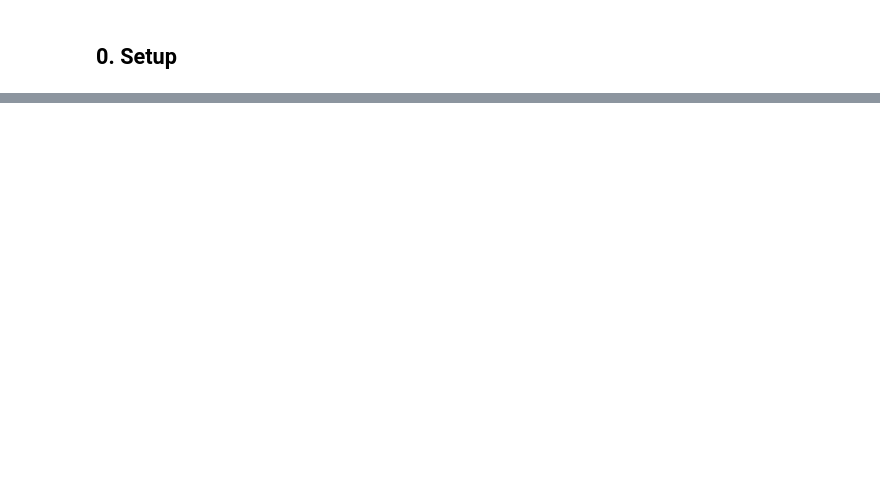
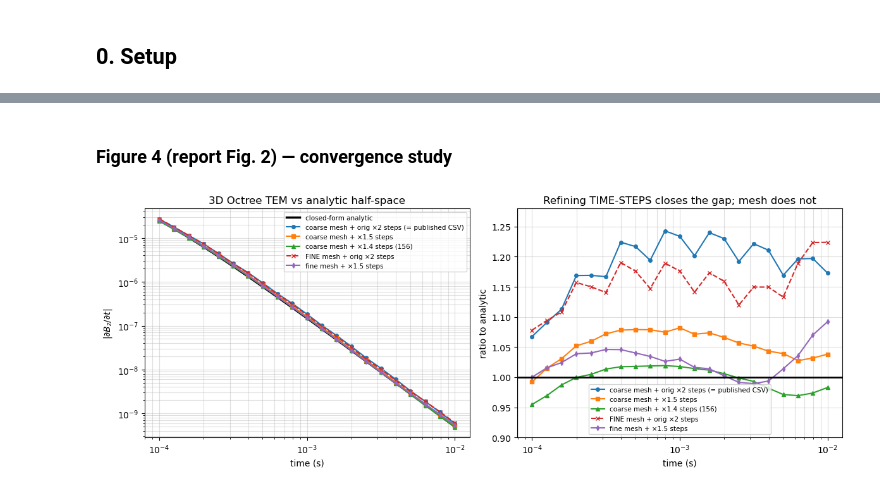
Before and after one commit to lheagy/comparision_tdem_Li_et_al_2017, a Jupyter notebook: halfspace_validation_and_timestep_fix.ipynb, the cells around one changed output, grey strips where cells are left out. Drawn from its saved outputs; the diff is of its cells as text; code cells hidden in the pictures; blank space fills up the shorter version.

```diff
--- a/halfspace_validation_and_timestep_fix.ipynb
+++ b/halfspace_validation_and_timestep_fix.ipynb
@@ -284,0 +260,9 @@ need to change.
+# %%
+run_3d("time_fine", [10, 10, 5],  TS["time_fine"])   # finer time, original mesh
+run_3d("mesh_fine", [5, 5, 2.5],  TS["baseline"])    # original time, finer mesh  (~1 min)
+run_3d("mesh_time", [5, 5, 2.5],  TS["time_fine"])   # both refined               (~2 min)
+
+print("\nmean ratio to analytic:")
+for k in ["baseline", "time_fine", "fix", "mesh_fine", "mesh_time"]:
+    r = R[k]/d_anal
+    print(f"  {k:10s}: mean {r.mean():.3f}  range {r.min():.3f}-{r.max():.3f}")
@@ -284,0 +280,23 @@ need to change.
+# %% [markdown]
+### Figure 4 (report Fig. 2) — convergence study
+# %%
+order = [("baseline","coarse mesh + orig ×2 steps (= published CSV)","o-"),
+         ("time_fine","coarse mesh + ×1.5 steps","s-"),
+         ("fix","coarse mesh + ×1.4 steps (156)","^-"),
+         ("mesh_fine","FINE mesh + orig ×2 steps","x--"),
+         ("mesh_time","fine mesh + ×1.5 steps","d-")]
+fig, ax = plt.subplots(1, 2, figsize=(12, 4.6))
+ax[0].loglog(times, d_anal, 'k-', lw=2.5, label='closed-form analytic')
+for k, lab, st in order:
+    ax[0].loglog(times, R[k], st, ms=4, label=lab)
+ax[0].set_xlabel('time (s)'); ax[0].set_ylabel(r'$|\partial B_z/\partial t|$')
+ax[0].grid(True, which='both', alpha=.4); ax[0].legend(fontsize=7.5)
+ax[0].set_title('3D Octree TEM vs analytic half-space')
+for k, lab, st in order:
+    ax[1].semilogx(times, R[k]/d_anal, st, ms=4, label=lab)
+ax[1].axhline(1, color='k', lw=2); ax[1].set_ylim(0.9, 1.28)
+ax[1].set_xlabel('time (s)'); ax[1].set_ylabel('ratio to analytic'); ax[1].grid(True, which='both', alpha=.4)
+ax[1].legend(fontsize=7.5); ax[1].set_title('Refining TIME-STEPS closes the gap; mesh does not')
+plt.tight_layout(); plt.savefig('fig_convergence_timesteps.png', dpi=130); plt.show()
+# %% [output]
+[figure, added]
```
Also changed, not shown: parts of 42 cells of this notebook, 6 other files.
